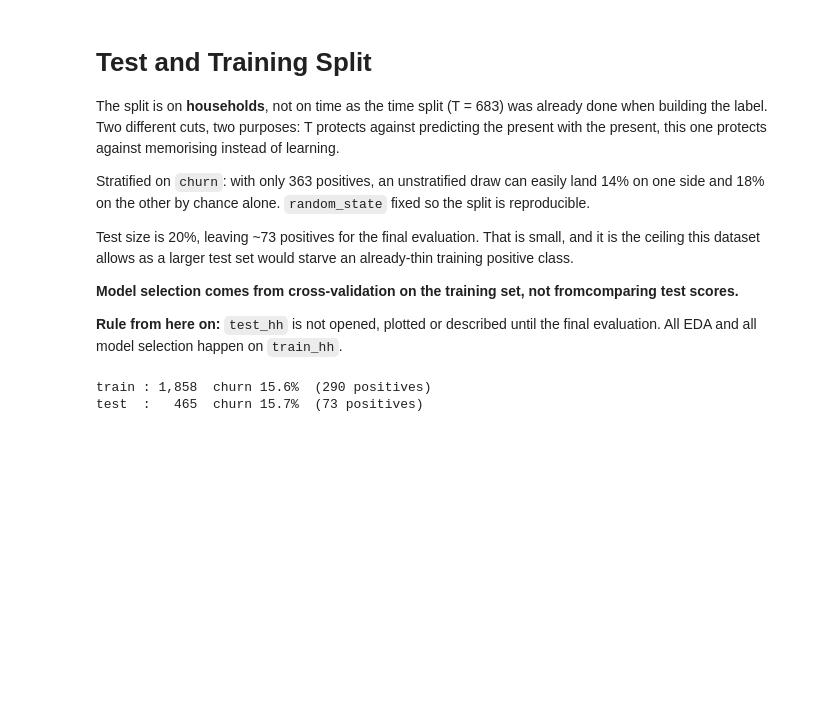
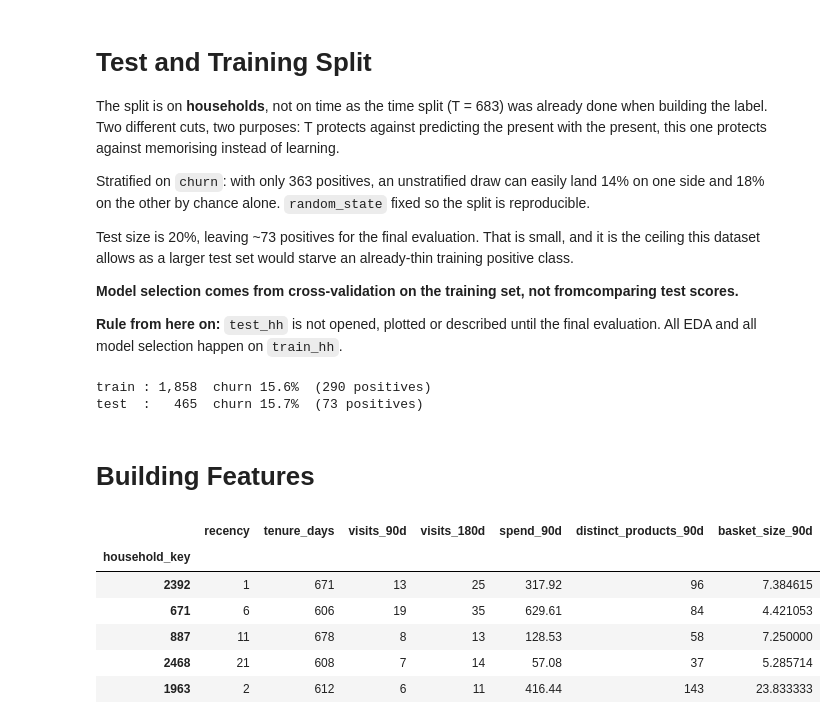
Before and after one commit to andreydesousa92-byte/Churn_Dunhumby_Kaggle, a Jupyter notebook: customer-churn-prediction.ipynb, the cells around one changed output. Cells and saved outputs as stored; diff of their text form; code cells hidden in the pictures; blank space fills up the shorter version.

```diff
--- a/customer-churn-prediction.ipynb
+++ b/customer-churn-prediction.ipynb
@@ -430,3 +430,5 @@ print(f"test  : {len(test_hh):>5,}  churn {test_hh['churn'].mean():.1%}  ({test_
 # %% [output]
 train : 1,858  churn 15.6%  (290 positives)
 test  :   465  churn 15.7%  (73 positives)
+# %% [markdown]
+# Building Features
@@ -432,0 +473,11 @@ test  :   465  churn 15.7%  (73 positives)
+# %%
+X_train = build_features(train_hh["household_key"], transactions)
+X_train.head()
+# %% [output]
+|  | recency | tenure_days | visits_90d | visits_180d | spend_90d | distinct_products_90d | basket_size_90d |
+| household_key |  |  |  |  |  |  |  |
+| 2392 | 1 | 671 | 13 | 25 | 317.92 | 96 | 7.384615 |
+| 671 | 6 | 606 | 19 | 35 | 629.61 | 84 | 4.421053 |
+| 887 | 11 | 678 | 8 | 13 | 128.53 | 58 | 7.250000 |
+| 2468 | 21 | 608 | 7 | 14 | 57.08 | 37 | 5.285714 |
+| 1963 | 2 | 612 | 6 | 11 | 416.44 | 143 | 23.833333 |
```
Also changed, not shown: parts of 3 cells of this notebook.
